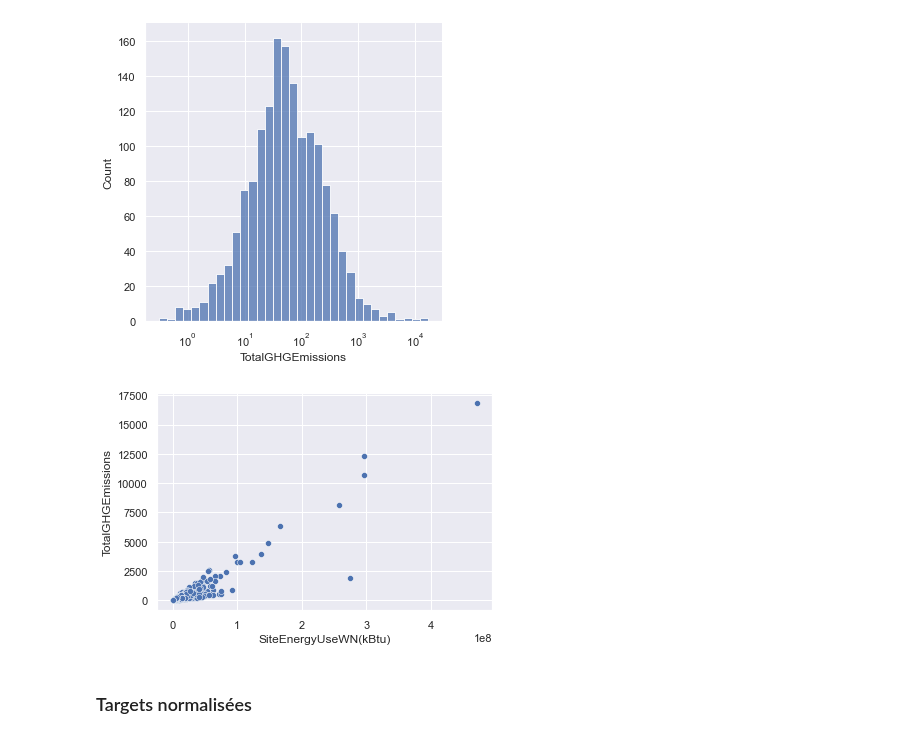
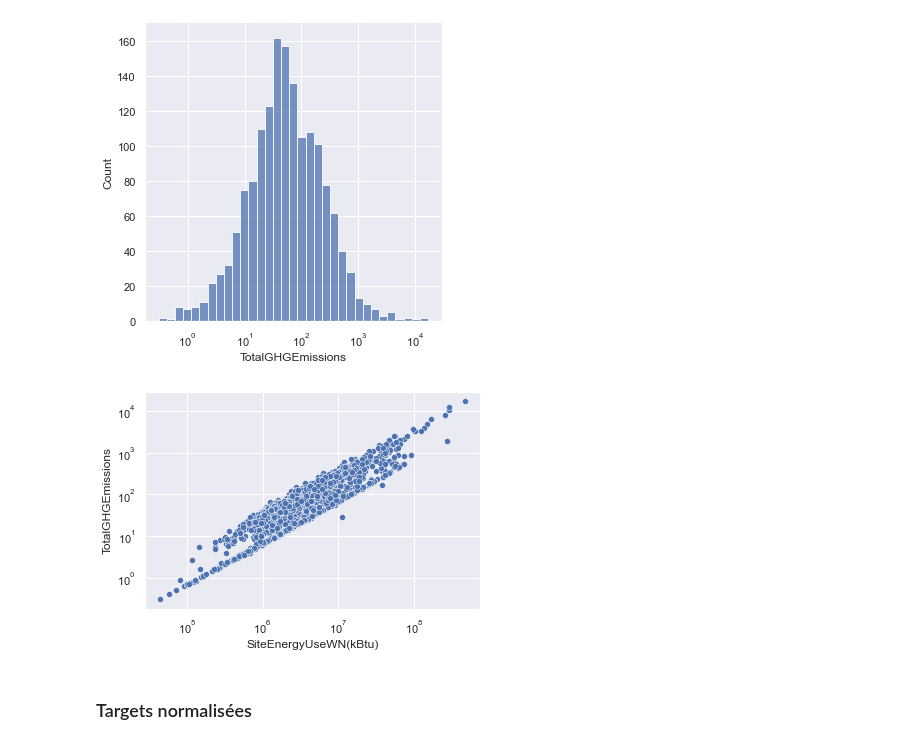
Before and after one commit to gabriel1628/Formation-Data-Scientist-OC, a Jupyter notebook: Projet 4 Anticipez les besoins en consommation de batiments/Chehade_Gabriel_1_notebook_exploratoire_072022.ipynb, the cells around one changed output. Saved outputs shown, nothing was run; the diff lists cells and outputs as text; code cells hidden in the pictures.

```diff
--- a/Projet 4 Anticipez les besoins en consommation de batiments/Chehade_Gabriel_1_notebook_exploratoire_072022.ipynb
+++ b/Projet 4 Anticipez les besoins en consommation de batiments/Chehade_Gabriel_1_notebook_exploratoire_072022.ipynb
@@ -408,10 +422,10 @@ Index(['OSEBuildingID', 'BuildingType', 'PrimaryPropertyType', 'PropertyName',
        'GHGEmissionsIntensity'],
       dtype='object')
 # %%
-drop_columns = ['OSEBuildingID', 'BuildingType', 'PrimaryPropertyType', 'PropertyName',
+drop_columns = ['OSEBuildingID', 'PropertyName',
                 'Address', 'TaxParcelIdentificationNumber',
-                'Latitude', 'Longitude', 'NumberofBuildings', 'PropertyGFATotal',
-                'PropertyGFAParking', 'PropertyGFABuilding(s)', 'ListOfAllPropertyUseTypes',
+                'Latitude', 'Longitude',
+                'PropertyGFAParking', 'ListOfAllPropertyUseTypes',
                 'DefaultData', 'ComplianceStatus']
 df = df.drop(columns=drop_columns)
 df.shape
@@ -451,9 +467,11 @@ for target in targets:
 [figure]
 # %%
 # Relation entre les targets
-sns.scatterplot(x=targets[0], y=targets[1], data=df);
+ax = sns.scatterplot(x=targets[0], y=targets[1], data=df)
+ax.set_xscale('log')
+ax.set_yscale('log')
 # %% [output]
-[figure, old version]
+[figure, new version]
 # %% [markdown]
 ### Targets normalisées
 # %% [markdown]
```
Also changed, not shown: parts of 60 cells of this notebook.
